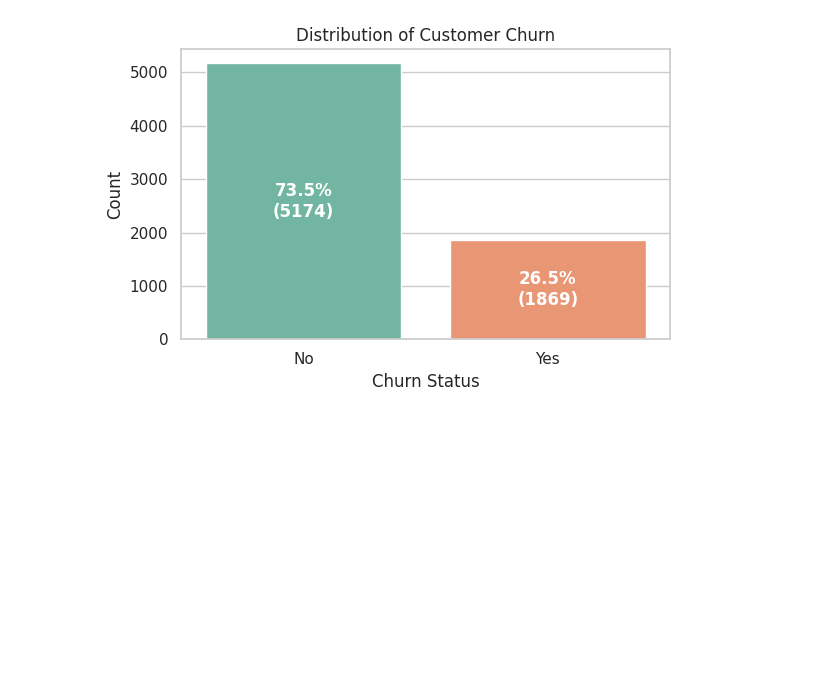
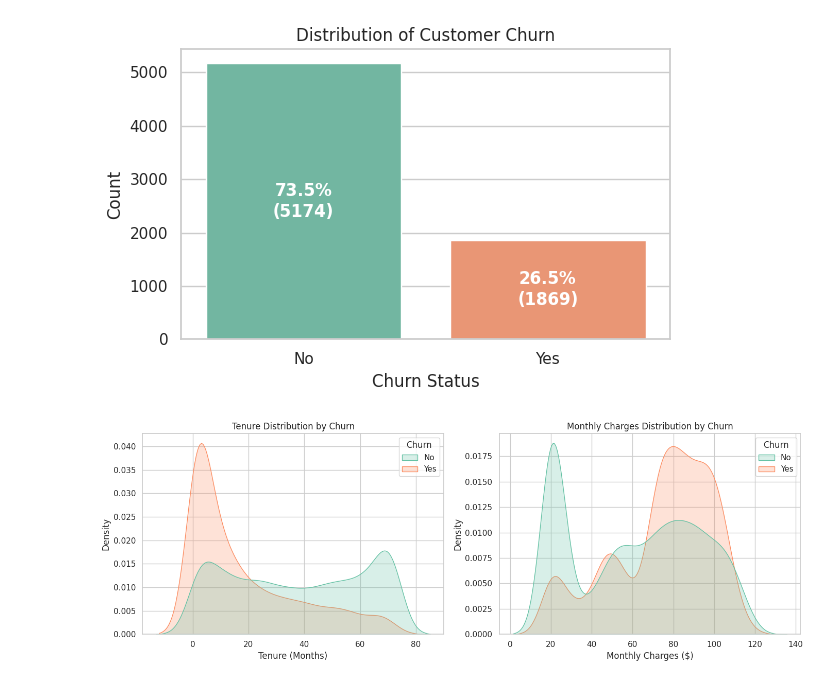
Before and after one commit to thasithgajanayake/Telco-Customer-Churn, a Jupyter notebook: Telco_Churn_ML.ipynb, the cells around one changed output. Drawn from its saved outputs; the diff is of its cells as text; code cells hidden in the pictures; blank space fills up the shorter version.

Commit message:
Third Commit : plot tenure and monthly charges distributions

```diff
--- a/Telco_Churn_ML.ipynb
+++ b/Telco_Churn_ML.ipynb
@@ -81,3 +81,20 @@ plt.savefig('figures/01_churn_distribution.png', dpi=300)
 plt.show()
 # %% [output]
 [figure]
+# %%
+# Figure 2: Numerical Feature Distributions by Churn
+fig, axes = plt.subplots(1, 2, figsize=(14, 5))
+
+sns.kdeplot(data=df, x='tenure', hue='Churn', common_norm=False, fill=True, palette='Set2', ax=axes[0])
+axes[0].set_title('Tenure Distribution by Churn')
+axes[0].set_xlabel('Tenure (Months)')
+
+sns.kdeplot(data=df, x='MonthlyCharges', hue='Churn', common_norm=False, fill=True, palette='Set2', ax=axes[1])
+axes[1].set_title('Monthly Charges Distribution by Churn')
+axes[1].set_xlabel('Monthly Charges ($)')
+
+plt.tight_layout()
+plt.savefig('figures/02_numerical_distributions.png', dpi=300)
+plt.show()
+# %% [output]
+[figure, added]
```
